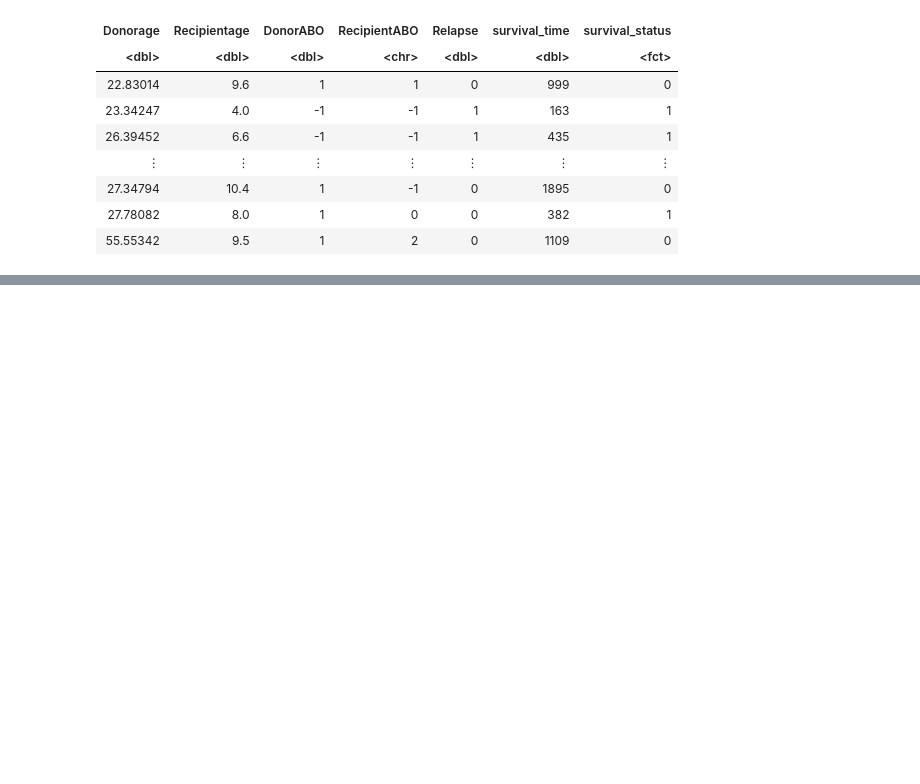
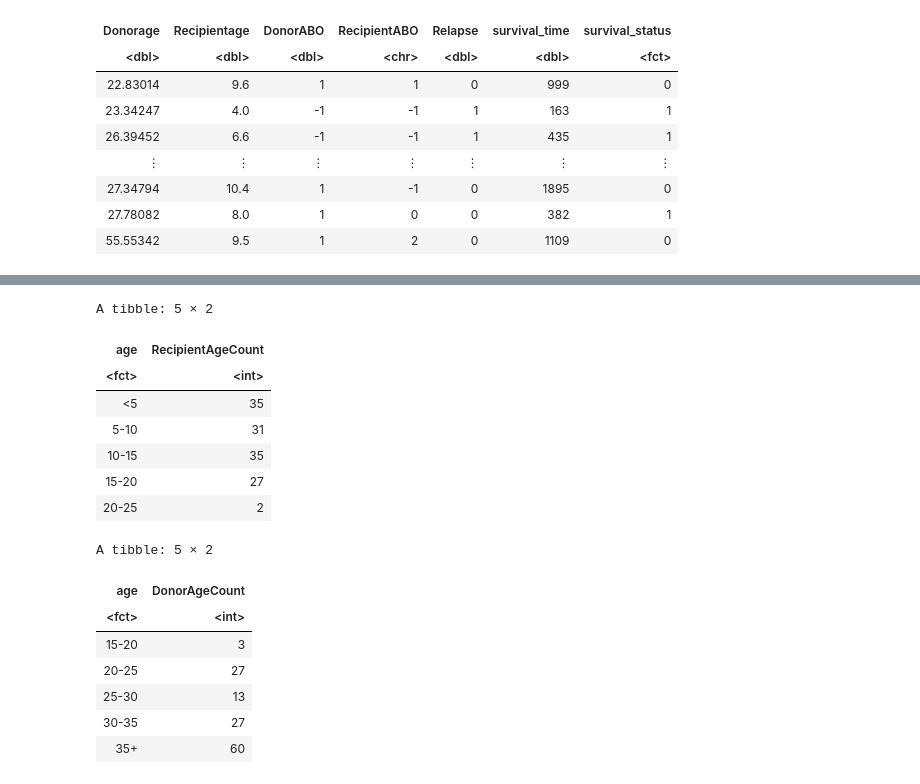
Before and after one commit to lattellie/23-03-DSCI-group-project, a Jupyter notebook: pre-visualization.ipynb, the cells around one changed output, grey strips where cells are left out. Saved outputs shown, nothing was run; the diff lists cells and outputs as text; code cells hidden in the pictures; blank space fills up the shorter version.

```diff
--- a/pre-visualization.ipynb
+++ b/pre-visualization.ipynb
@@ -103,0 +110,29 @@ A tibble: 2 × 2
+# %%
+Recipient_summarize <- bone_age |>
+group_by(RecipientAgeGroup)|>
+summarize(RecipientAgeCount=n())|>
+rename(age=RecipientAgeGroup)
+Recipient_summarize
+
+Donor_summarize <- bone_age |>
+group_by(DonorAgeGroup)|>
+summarize(DonorAgeCount=n())|>
+rename(age=DonorAgeGroup)
+Donor_summarize
+# %% [output]
+A tibble: 5 × 2
+| age | RecipientAgeCount |
+| <fct> | <int> |
+| <5 | 35 |
+| 5-10 | 31 |
+| 10-15 | 35 |
+| 15-20 | 27 |
+| 20-25 | 2 |
+A tibble: 5 × 2
+| age | DonorAgeCount |
+| <fct> | <int> |
+| 15-20 | 3 |
+| 20-25 | 27 |
+| 25-30 | 13 |
+| 30-35 | 27 |
+| 35+ | 60 |
```
Also changed, not shown: parts of 7 cells of this notebook.
